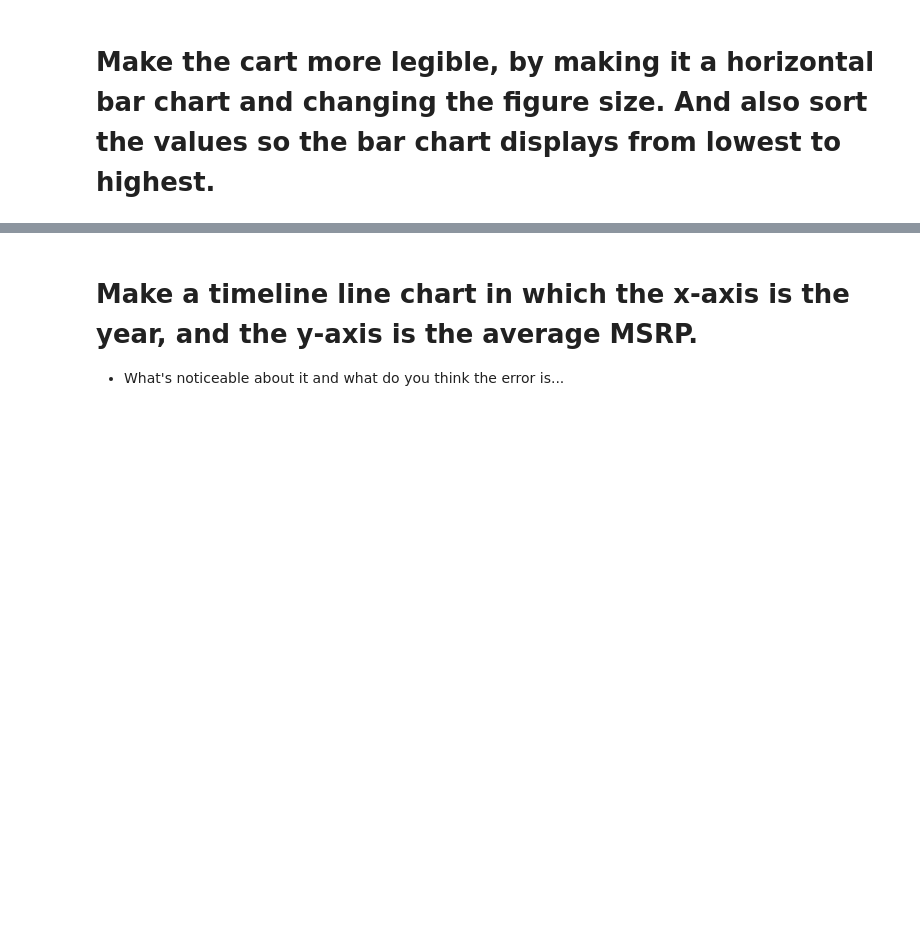
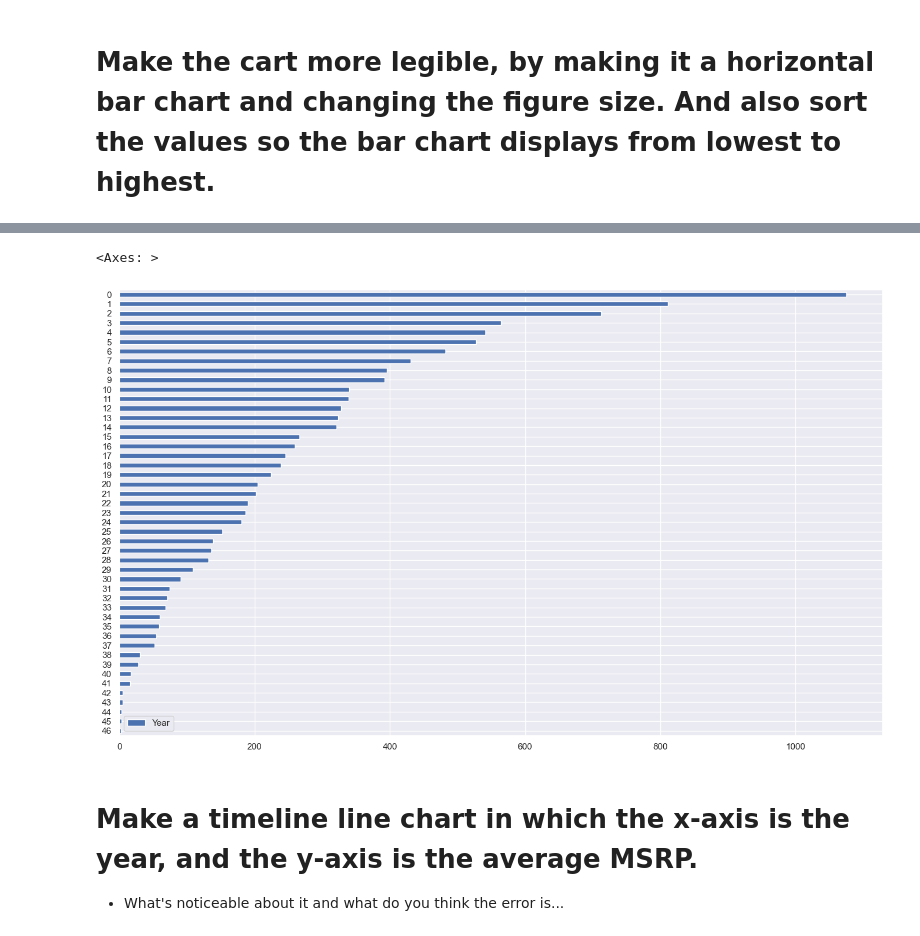
Before and after one commit to dwang312/ctp-2022-fall-data-science, a Jupyter notebook: Week-02-EDA/Exercise-EDA.ipynb, the cells around one changed output, grey strips where cells are left out. Saved outputs shown, nothing was run; the diff lists cells and outputs as text; code cells hidden in the pictures; blank space fills up the shorter version.

```diff
--- a/Week-02-EDA/Exercise-EDA.ipynb
+++ b/Week-02-EDA/Exercise-EDA.ipynb
@@ -84,3 +161,9 @@ _Brand of car is the `Make` of the car._
+# %%
+carCountSorted = carCount.sort_values(by = 'Year', ascending= True)
+carCountSorted.plot(kind="barh", figsize=(17,10))
+# %% [output]
+<Axes: >
+[figure, added]
 # %% [markdown]
 # Make a timeline line chart in which the x-axis is the year, and the y-axis is the average MSRP.
 * What's noticeable about it and what do you think the error is...
```
Also changed, not shown: parts of 11 cells of this notebook.
